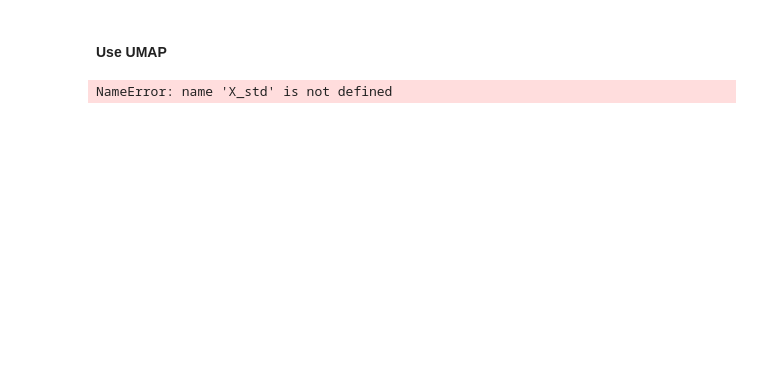
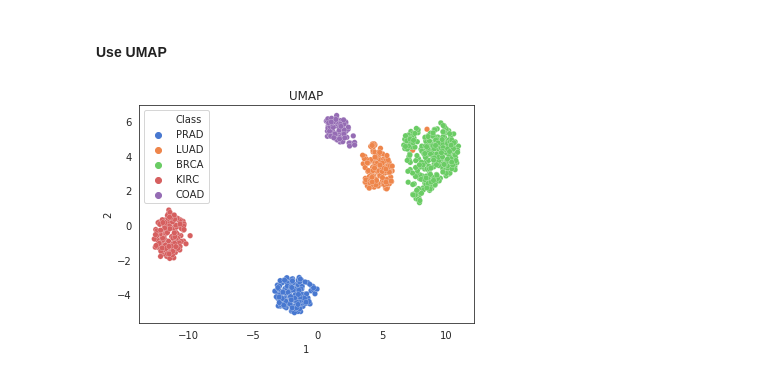
Before and after one commit to leonardoaraujosantos/MLBookCode, a Jupyter notebook: notebooks/dim_reduction_cancer.ipynb, the cells around one changed output. Saved outputs shown, nothing was run; the diff lists cells and outputs as text; code cells hidden in the pictures; blank space fills up the shorter version.

```diff
--- a/notebooks/dim_reduction_cancer.ipynb
+++ b/notebooks/dim_reduction_cancer.ipynb
@@ -45,10 +134,10 @@ NameError: name 'X_std' is not defined
 #### Use UMAP
 # %%
 model = UMAP(n_neighbors = 40, min_dist = 0.4, n_components = 2)
-umap = model.fit_transform(X_std)
-umap_df = pd.DataFrame(data=umap, columns=['UMAP1','UMAP2']).join(labels)
+umap = model.fit_transform(features)
+umap_df = pd.DataFrame(data=umap, columns=['1','2']).join(labels)
 palette = sns.color_palette("muted", n_colors=5)
 sns.set_style("white")
-sns.scatterplot(x='UMAP1',y='UMAP2',hue='Class',data=umap_df, palette=palette, linewidth=0.2, s=30, alpha=1).set_title('UMAP')
+sns.scatterplot(x='1',y='2',hue='Class',data=umap_df, palette=palette, linewidth=0.2, s=30, alpha=1).set_title('UMAP');
 # %% [output]
-NameError: name 'X_std' is not defined
+[figure, added]
```
Also changed, not shown: parts of 19 cells of this notebook, 1 other file.
